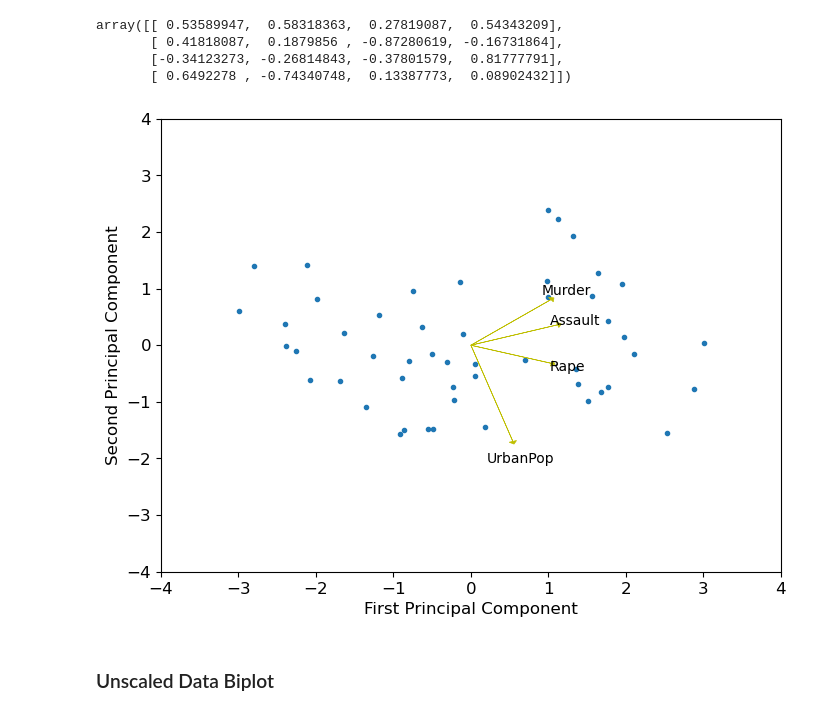
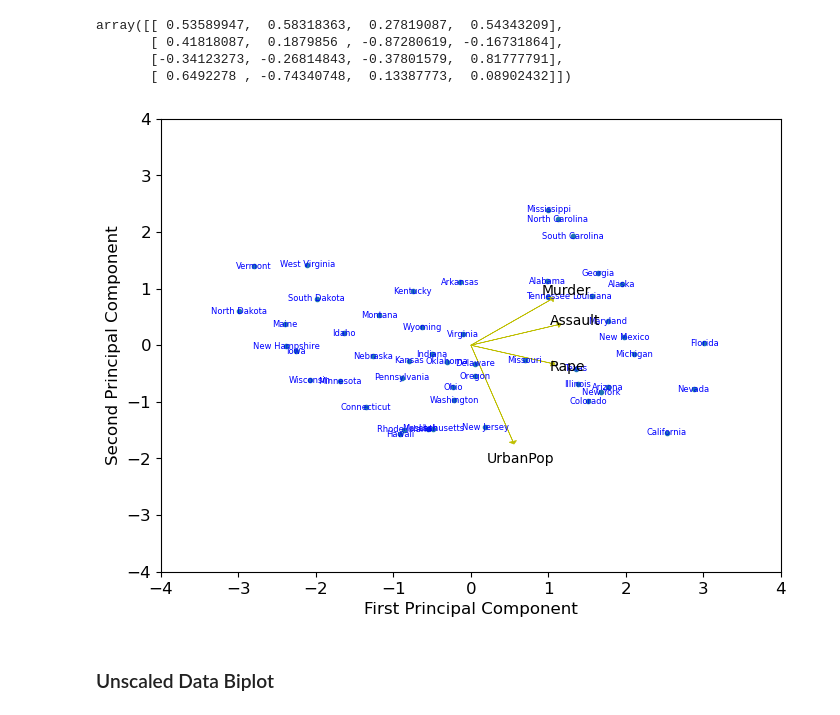
Before and after one commit to ManuelSerna/ml-notes, a Jupyter notebook: classification/project5/Miniproject5.ipynb, the cells around one changed output. Saved outputs shown, nothing was run; the diff lists cells and outputs as text; code cells hidden in the pictures.

Commit message:
finished last ml project for the semester

```diff
--- a/classification/project5/Miniproject5.ipynb
+++ b/classification/project5/Miniproject5.ipynb
@@ -58,6 +58,9 @@ df.head(10)
 | 9 | Georgia | 17.4 | 211 | 60 | 25.8 |
 # %%
 names = ['Murder', 'Assault', 'UrbanPop', 'Rape']
+# %%
+# Get all state names
+state_names = df['Unnamed: 0'].values
 # %%
 # Get scaled and unscaled input data
 x = df[names].values
@@ -81,18 +88,20 @@ def biplot(
     coeff=None,
     pc_names=None,
     labels=None,
-    mult=1.0
+    mult=1.0,
+    show_state_names=False,
 ):
     '''
     Original implementation by:
       Serafeim Loukas, serafeim.loukas@epfl.ch
 
     Inputs:
-       projected_data: the projected data
-       coeff:          the eigenvectors (PCs)
-       pc_names:       names of principal components
-       labels:         labels for data samples
-       mult:           multiplier for line lengths
+       projected_data:   the projected data
+       coeff:            the eigenvectors (PCs)
+       pc_names:         names of principal components
+       labels:           labels for data samples
+       mult:             multiplier for line lengths
+       show_state_names: show state names? (only for task 1)
     '''
     xs = projected_data[:,0] # projection on PC1
     ys = projected_data[:,1] # projection on PC2
@@ -102,6 +111,18 @@ def biplot(
     cm = plt.cm.RdBu
     cm_bright = ListedColormap(['#FF0000', '#0000FF'])
     plt.scatter(xs, ys, c=labels, cmap=cm_bright, marker='.')
+
+    if show_state_names:
+        for i in range(xs.shape[0]):
+            plt.text(
+                xs[i],
+                ys[i],
+                state_names[i],
+                color='b',
+                ha = 'center',
+                va = 'center',
+                fontsize=6
+            )
 
     for i in range(n):
         # Create arrows to indicate direction of variance
@@ -157,13 +178,14 @@ array([[ 0.53589947,  0.58318363,  0.27819087,  0.54343209],
 # %%
 # Scaled data
 biplot(
     projected_data=project_std,
     coeff=np.transpose(pca_std.components_),
     pc_names=names,
-    mult=2.0
+    mult=2.0,
+    show_state_names=True
 )
 # %% [output]
-[figure, old version]
+[figure, new version]
 # %% [markdown]
 ### Unscaled Data Biplot
 # %%
```
Also changed, not shown: parts of 20 cells of this notebook.
